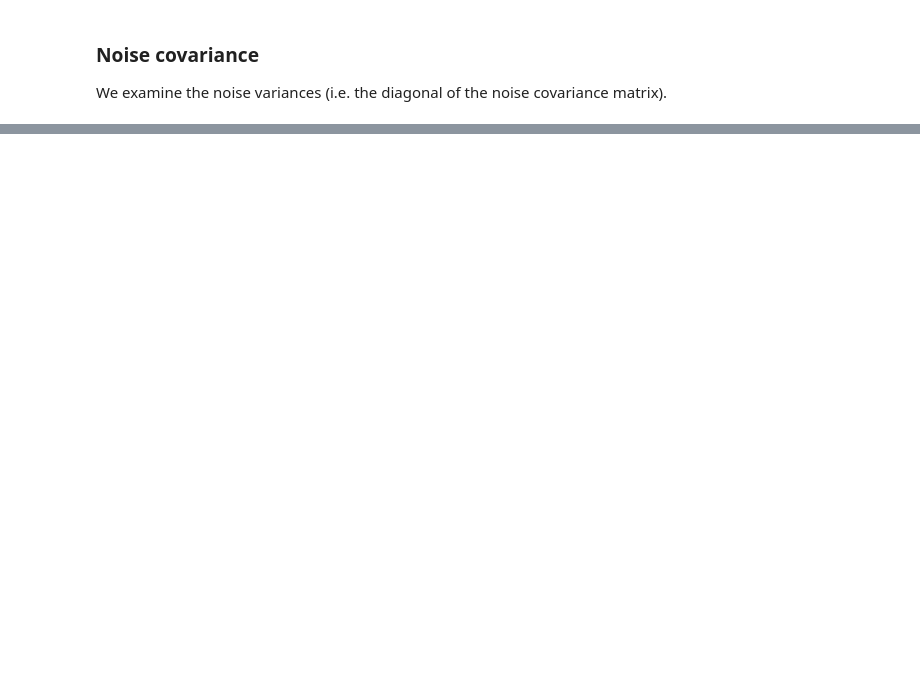
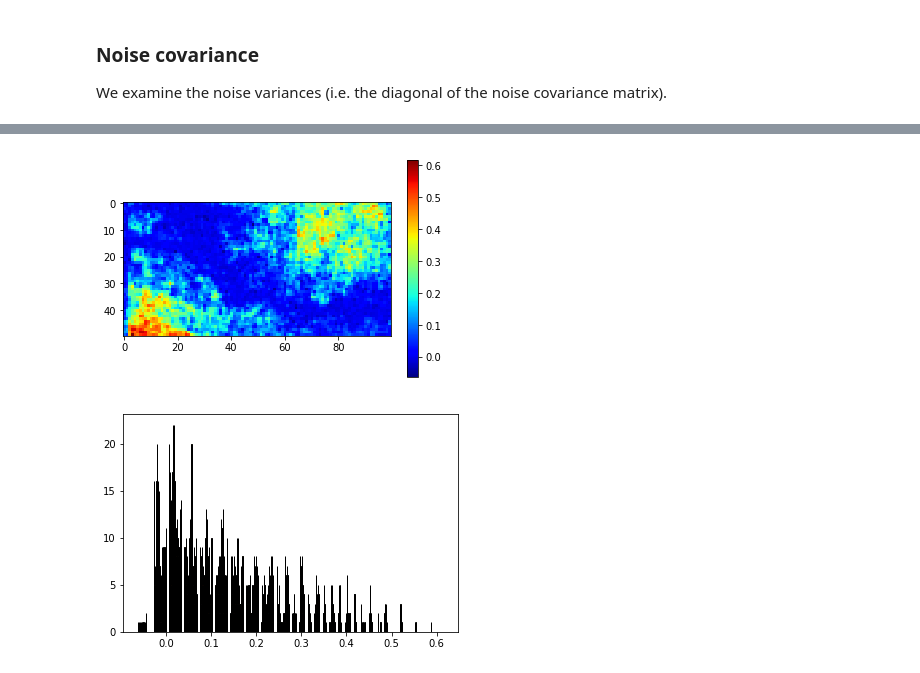
Before and after one commit to mackelab/gp-maps-python, a Jupyter notebook: FerretData.ipynb, the cells around one changed output, grey strips where cells are left out. Saved outputs shown, nothing was run; the diff lists cells and outputs as text; code cells hidden in the pictures; blank space fills up the shorter version.

```diff
--- a/FerretData.ipynb
+++ b/FerretData.ipynb
@@ -148,12 +149,15 @@ def avg_neighbor_corr(gp, radius=2):
         neighbor_corr[ix[0], ix[1]] = np.mean(gp.noise.covariance[i, neighbors] / np.sqrt(gp.noise.covariance[i, i]) / np.sqrt(gp.noise.covariance[neighbors, neighbors]))
 
     return neighbor_corr
+# %%
+nbcorr = avg_neighbor_corr(gp, radius=1)
 # %%
-nbcorr = avg_neighbor_corr(gp, radius=2)
-
 plt.imshow(nbcorr, cmap='jet')
 plt.colorbar()
 plt.show()
 
-plt.hist(nbcorr, bins=50, edgecolor='black')
+plt.hist(nbcorr, bins=20, edgecolor='black')
 plt.show()
+# %% [output]
+[figure, added]
+[figure, added]
```
Also changed, not shown: parts of 10 cells of this notebook, 2 other files.
